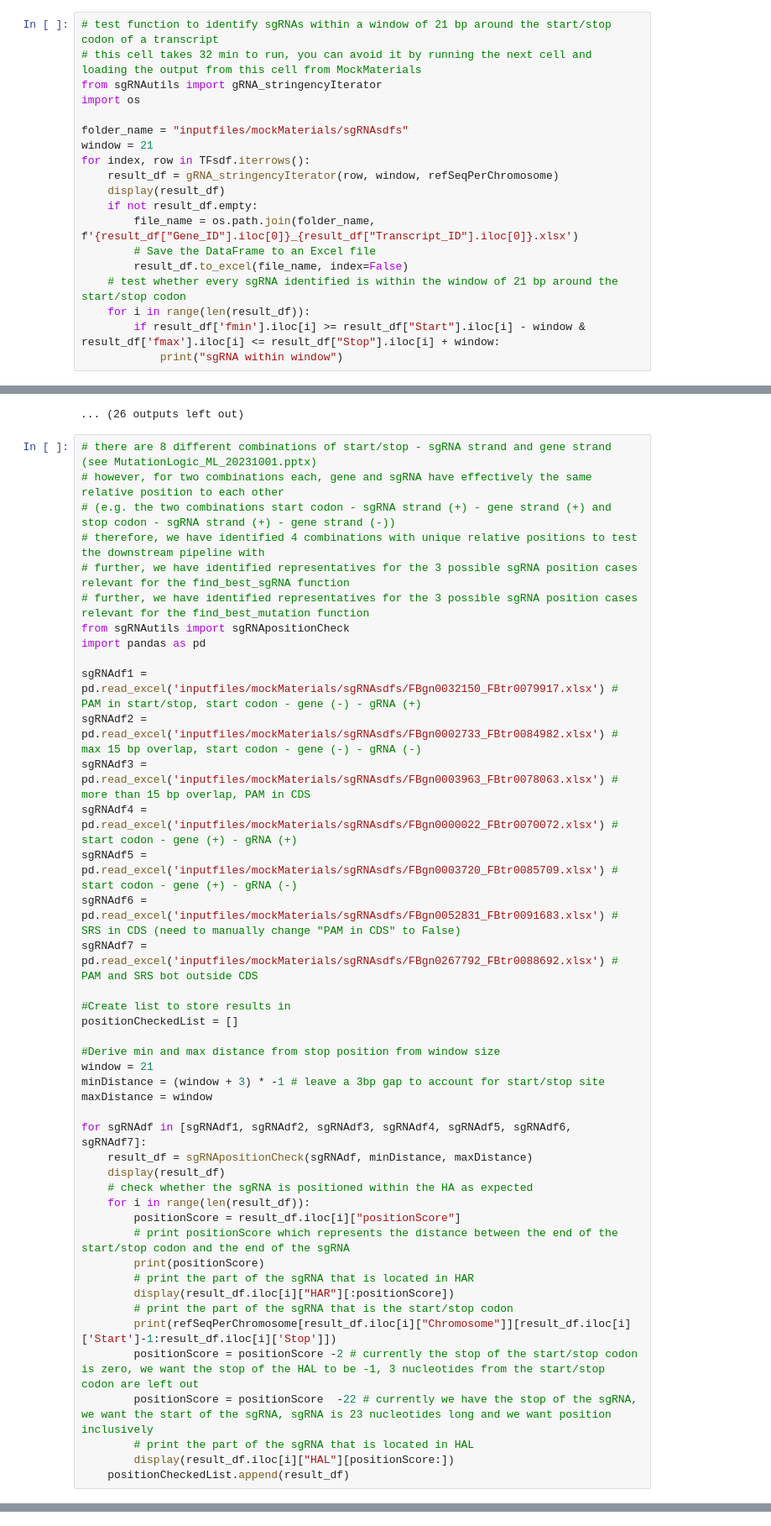
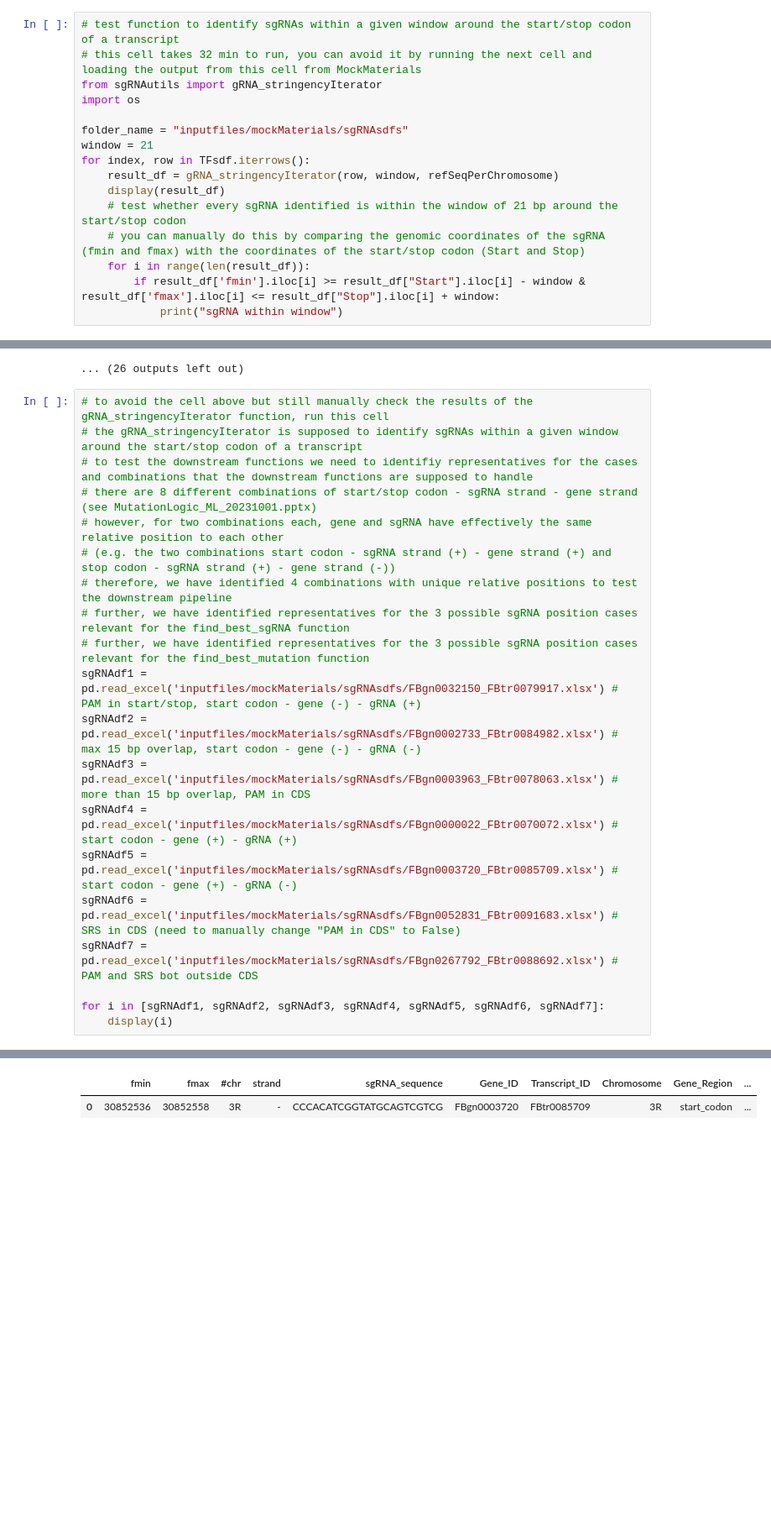
Before and after one commit to emmacwatts/AutoTagsCRISPR, a Jupyter notebook: tests_20231209.ipynb, the cells around one changed output, grey strips where cells are left out. Shown at 84% size. Drawn from its saved outputs; the diff is of its cells as text; blank space fills up the shorter version.

Commit message:
cleaned up the tests

```diff
--- a/tests_20231209.ipynb
+++ b/tests_20231209.ipynb
@@ -72,5 +81,5 @@ AAAGTTTCCATATCTCAATCXXXTTCGACGAGCCCATATCCAG
 # %%
-# test function to identify sgRNAs within a window of 21 bp around the start/stop codon of a transcript
+# test function to identify sgRNAs within a given window around the start/stop codon of a transcript
 # this cell takes 32 min to run, you can avoid it by running the next cell and loading the output from this cell from MockMaterials
 from sgRNAutils import gRNA_stringencyIterator
 import os
@@ -80,11 +89,8 @@ window = 21
 for index, row in TFsdf.iterrows():
     result_df = gRNA_stringencyIterator(row, window, refSeqPerChromosome)
     display(result_df)
-    if not result_df.empty:
-        file_name = os.path.join(folder_name, f'{result_df["Gene_ID"].iloc[0]}_{result_df["Transcript_ID"].iloc[0]}.xlsx')
-        # Save the DataFrame to an Excel file
-        result_df.to_excel(file_name, index=False)
     # test whether every sgRNA identified is within the window of 21 bp around the start/stop codon
+    # you can manually do this by comparing the genomic coordinates of the sgRNA (fmin and fmax) with the coordinates of the start/stop codon (Start and Stop)
     for i in range(len(result_df)):
         if result_df['fmin'].iloc[i] >= result_df["Start"].iloc[i] - window & result_df['fmax'].iloc[i] <= result_df["Stop"].iloc[i] + window:
             print("sgRNA within window")
@@ -129,15 +135,15 @@ stringency 3
 | 1 | 26005884 | 26005906 | 3R | - | CCAGAACCATTTTGTTGTAGTTT | FBgn0002733 | FBtr0084982 | 3R | start_codon | ... |
 ... (26 outputs left out)
 # %%
-# there are 8 different combinations of start/stop - sgRNA strand and gene strand (see MutationLogic_ML_20231001.pptx)
+# to avoid the cell above but still manually check the results of the gRNA_stringencyIterator function, run this cell
+# the gRNA_stringencyIterator is supposed to identify sgRNAs within a given window around the start/stop codon of a transcript
+# to test the downstream functions we need to identifiy representatives for the cases and combinations that the downstream functions are supposed to handle
+# there are 8 different combinations of start/stop codon - sgRNA strand - gene strand (see MutationLogic_ML_20231001.pptx)
 # however, for two combinations each, gene and sgRNA have effectively the same relative position to each other
 # (e.g. the two combinations start codon - sgRNA strand (+) - gene strand (+) and stop codon - sgRNA strand (+) - gene strand (-))
-# therefore, we have identified 4 combinations with unique relative positions to test the downstream pipeline with
+# therefore, we have identified 4 combinations with unique relative positions to test the downstream pipeline
 # further, we have identified representatives for the 3 possible sgRNA position cases relevant for the find_best_sgRNA function
 # further, we have identified representatives for the 3 possible sgRNA position cases relevant for the find_best_mutation function
-from sgRNAutils import sgRNApositionCheck
-import pandas as pd
-
 sgRNAdf1 = pd.read_excel('inputfiles/mockMaterials/sgRNAsdfs/FBgn0032150_FBtr0079917.xlsx') # PAM in start/stop, start codon - gene (-) - gRNA (+)
 sgRNAdf2 = pd.read_excel('inputfiles/mockMaterials/sgRNAsdfs/FBgn0002733_FBtr0084982.xlsx') # max 15 bp overlap, start codon - gene (-) - gRNA (-)
 sgRNAdf3 = pd.read_excel('inputfiles/mockMaterials/sgRNAsdfs/FBgn0003963_FBtr0078063.xlsx') # more than 15 bp overlap, PAM in CDS
@@ -146,31 +152,8 @@ sgRNAdf5 = pd.read_excel('inputfiles/mockMaterials/sgRNAsdfs/FBgn0003720_FBtr008
 sgRNAdf6 = pd.read_excel('inputfiles/mockMaterials/sgRNAsdfs/FBgn0052831_FBtr0091683.xlsx') # SRS in CDS (need to manually change "PAM in CDS" to False)
 sgRNAdf7 = pd.read_excel('inputfiles/mockMaterials/sgRNAsdfs/FBgn0267792_FBtr0088692.xlsx') # PAM and SRS bot outside CDS
 
-#Create list to store results in
-positionCheckedList = []
-
-#Derive min and max distance from stop position from window size
-window = 21
-minDistance = (window + 3) * -1 # leave a 3bp gap to account for start/stop site
-maxDistance = window
-
-for sgRNAdf in [sgRNAdf1, sgRNAdf2, sgRNAdf3, sgRNAdf4, sgRNAdf5, sgRNAdf6, sgRNAdf7]:
-    result_df = sgRNApositionCheck(sgRNAdf, minDistance, maxDistance)
-    display(result_df)
-    # check whether the sgRNA is positioned within the HA as expected
-    for i in range(len(result_df)):
-        positionScore = result_df.iloc[i]["positionScore"]
-        # print positionScore which represents the distance between the end of the start/stop codon and the end of the sgRNA
-        print(positionScore)
-        # print the part of the sgRNA that is located in HAR
-        display(result_df.iloc[i]["HAR"][:positionScore])
-        # print the part of the sgRNA that is the start/stop codon
-        print(refSeqPerChromosome[result_df.iloc[i]["Chromosome"]][result_df.iloc[i]['Start']-1:result_df.iloc[i]['Stop']])
-        positionScore = positionScore -2 # currently the stop of the start/stop codon is zero, we want the stop of the HAL to be -1, 3 nucleotides from the start/stop codon are left out
-        positionScore = positionScore  -22 # currently we have the stop of the sgRNA, we want the start of the sgRNA, sgRNA is 23 nucleotides long and we want position inclusively
-        # print the part of the sgRNA that is located in HAL
-        display(result_df.iloc[i]["HAL"][positionScore:])
-    positionCheckedList.append(result_df)
+for i in [sgRNAdf1, sgRNAdf2, sgRNAdf3, sgRNAdf4, sgRNAdf5, sgRNAdf6, sgRNAdf7]:
+    display(i)
 # %% [output]
 |  | fmin | fmax | #chr | strand | sgRNA_sequence | Gene_ID | Transcript_ID | Chromosome | Gene_Region | ... |
 | 0 | 9792987 | 9793009 | 2L | + | CACAGTTTACGCAGGTCCATGGG | FBgn0032150 | FBtr0079917 | 2L | start_codon | ... |
@@ -191,0 +168,2 @@ CAT
+|  | fmin | fmax | #chr | strand | sgRNA_sequence | Gene_ID | Transcript_ID | Chromosome | Gene_Region | ... |
+| 0 | 30852536 | 30852558 | 3R | - | CCCACATCGGTATGCAGTCGTCG | FBgn0003720 | FBtr0085709 | 3R | start_codon | ... |
```
Also changed, not shown: parts of 20 cells of this notebook, 1 other file.
